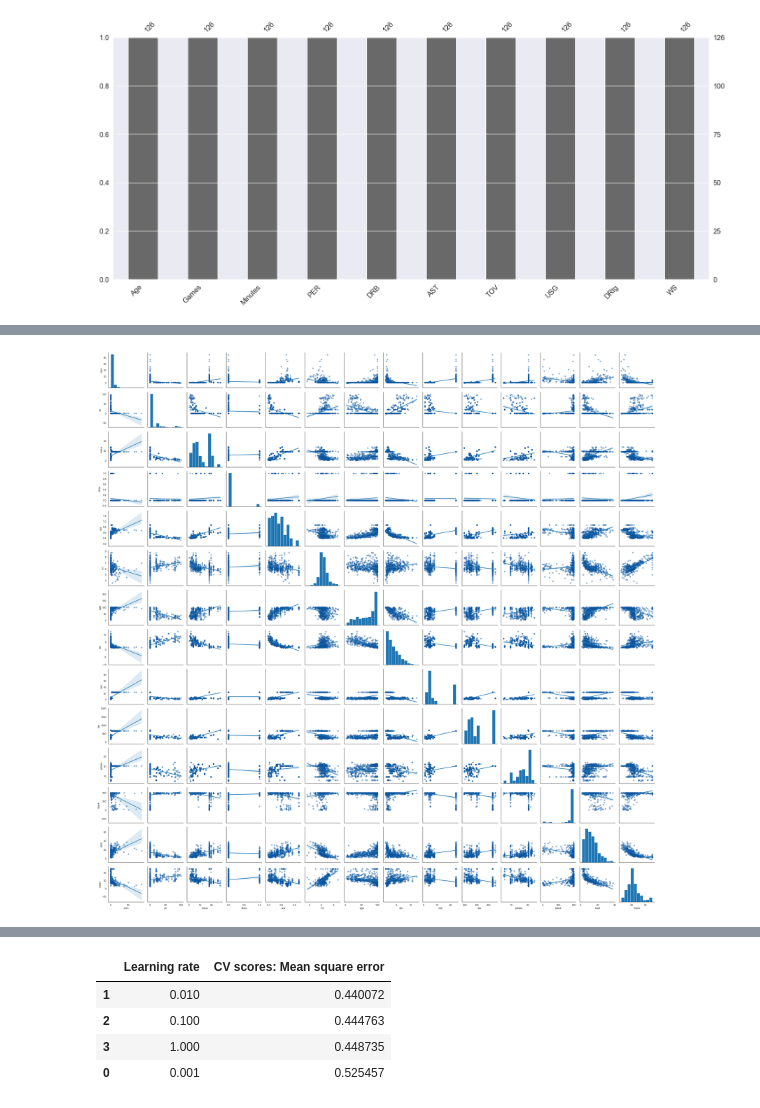
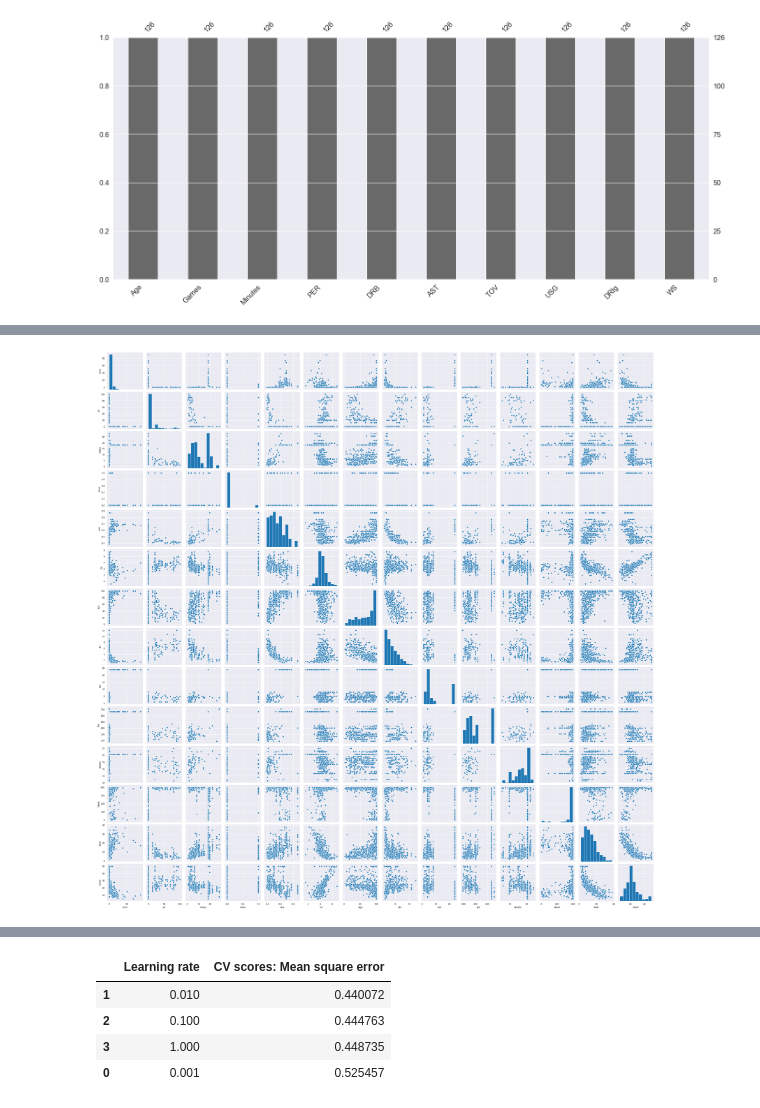
Before and after one commit to ChelseaYang1130/S2-2020, a Jupyter notebook: QBUS2820/Assignment 1/Assignment 1.ipynb, the cells around one changed output, grey strips where cells are left out. Saved outputs shown, nothing was run; the diff lists cells and outputs as text; code cells hidden in the pictures.

```diff
--- a/QBUS2820/Assignment 1/Assignment 1.ipynb
+++ b/QBUS2820/Assignment 1/Assignment 1.ipynb
@@ -443,14 +474,16 @@ data.describe()
 | 75% | 3.677082 | 12.500000 | 18.100000 | 0.000000 | 0.624000 | 6.623500 | 94.075000 | 5.188425 | 24.000000 | 666.000000 | 20.200000 | ... |
 | max | 88.976200 | 100.000000 | 27.740000 | 1.000000 | 0.871000 | 8.780000 | 100.000000 | 12.126500 | 24.000000 | 711.000000 | 22.000000 | ... |
 # %%
-with sns.axes_style('white'):
-    g=sns.pairplot(data, kind='reg',
-    plot_kws={'scatter_kws' :{'color': sns.color_palette('Blues')[-1], 'alpha':
-    0.4}})
-plt.tight_layout()
-# plt.savefig('scatter.png')
+# with sns.axes_style('white'):
+#     g=sns.pairplot(data, kind='reg',
+#     plot_kws={'scatter_kws' :{'color': sns.color_palette('Blues')[-1], 'alpha':
+#     0.4}})
+# plt.tight_layout()
+# # plt.savefig('scatter.png')
+sns.pairplot(data)
+plt.show()
 # %% [output]
-[figure, old version]
+[figure, new version]
 # %%
 correlation = data.corr().round(4)['medv']
 absolute = abs(correlation)
```
Also changed, not shown: parts of 3 cells of this notebook, 11 other files.
